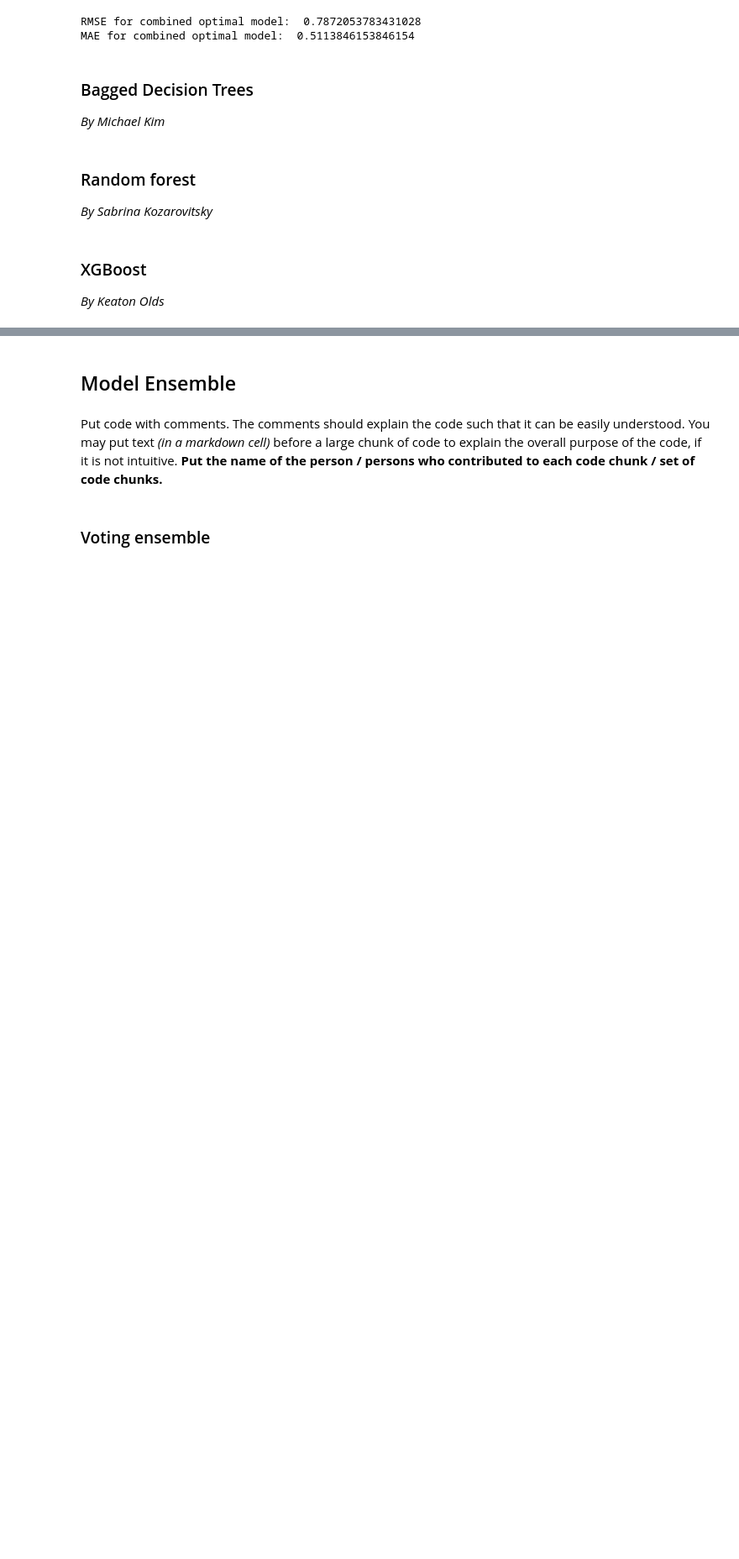
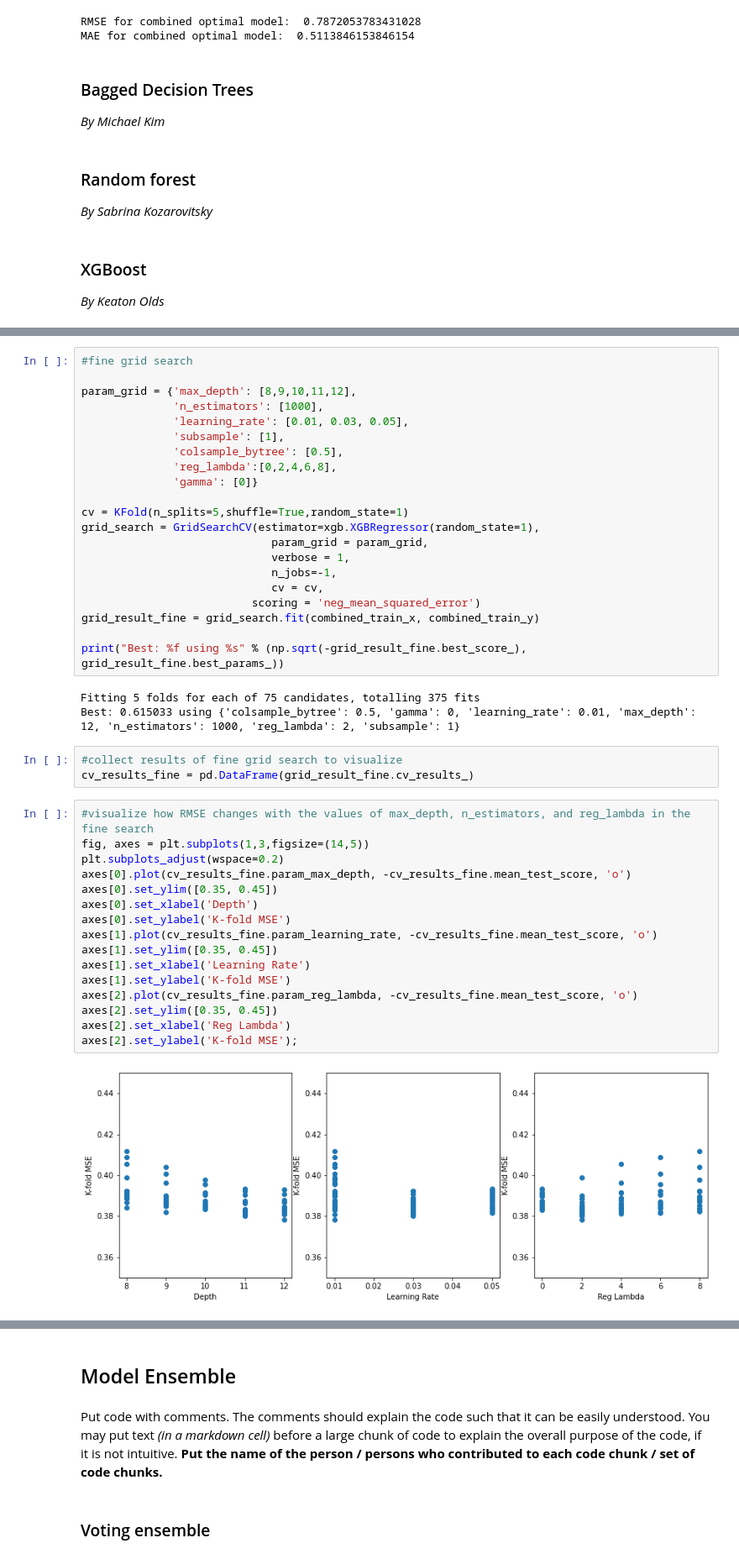
Before and after one commit to cndywu/TheYelpers2, a Jupyter notebook: Project Code Template.ipynb, the cells around one changed output, grey strips where cells are left out. Shown: that part at 84% size. Cells and saved outputs as stored; diff of their text form; blank space fills up the shorter version.

```diff
--- a/Project Code Template.ipynb
+++ b/Project Code Template.ipynb
@@ -461,0 +393,45 @@ MAE for combined tuned model:  0.33907692307692305
+# %%
+#fine grid search
+
+param_grid = {'max_depth': [8,9,10,11,12],
+              'n_estimators': [1000],
+              'learning_rate': [0.01, 0.03, 0.05],
+              'subsample': [1],
+              'colsample_bytree': [0.5],
+              'reg_lambda':[0,2,4,6,8],
+              'gamma': [0]}
+
+cv = KFold(n_splits=5,shuffle=True,random_state=1)
+grid_search = GridSearchCV(estimator=xgb.XGBRegressor(random_state=1),
+                             param_grid = param_grid,
+                             verbose = 1,
+                             n_jobs=-1,
+                             cv = cv,
+                          scoring = 'neg_mean_squared_error')
+grid_result_fine = grid_search.fit(combined_train_x, combined_train_y)
+
+print("Best: %f using %s" % (np.sqrt(-grid_result_fine.best_score_), grid_result_fine.best_params_))
+# %% [output]
+Fitting 5 folds for each of 75 candidates, totalling 375 fits
+Best: 0.615033 using {'colsample_bytree': 0.5, 'gamma': 0, 'learning_rate': 0.01, 'max_depth': 12, 'n_estimators': 1000, 'reg_lambda': 2, 'subsample': 1}
+# %%
+#collect results of fine grid search to visualize
+cv_results_fine = pd.DataFrame(grid_result_fine.cv_results_)
+# %%
+#visualize how RMSE changes with the values of max_depth, n_estimators, and reg_lambda in the fine search
+fig, axes = plt.subplots(1,3,figsize=(14,5))
+plt.subplots_adjust(wspace=0.2)
+axes[0].plot(cv_results_fine.param_max_depth, -cv_results_fine.mean_test_score, 'o')
+axes[0].set_ylim([0.35, 0.45])
+axes[0].set_xlabel('Depth')
+axes[0].set_ylabel('K-fold MSE')
+axes[1].plot(cv_results_fine.param_learning_rate, -cv_results_fine.mean_test_score, 'o')
+axes[1].set_ylim([0.35, 0.45])
+axes[1].set_xlabel('Learning Rate')
+axes[1].set_ylabel('K-fold MSE')
+axes[2].plot(cv_results_fine.param_reg_lambda, -cv_results_fine.mean_test_score, 'o')
+axes[2].set_ylim([0.35, 0.45])
+axes[2].set_xlabel('Reg Lambda')
+axes[2].set_ylabel('K-fold MSE');
+# %% [output]
+[figure, added]
```
Also changed, not shown: parts of 21 cells of this notebook.
